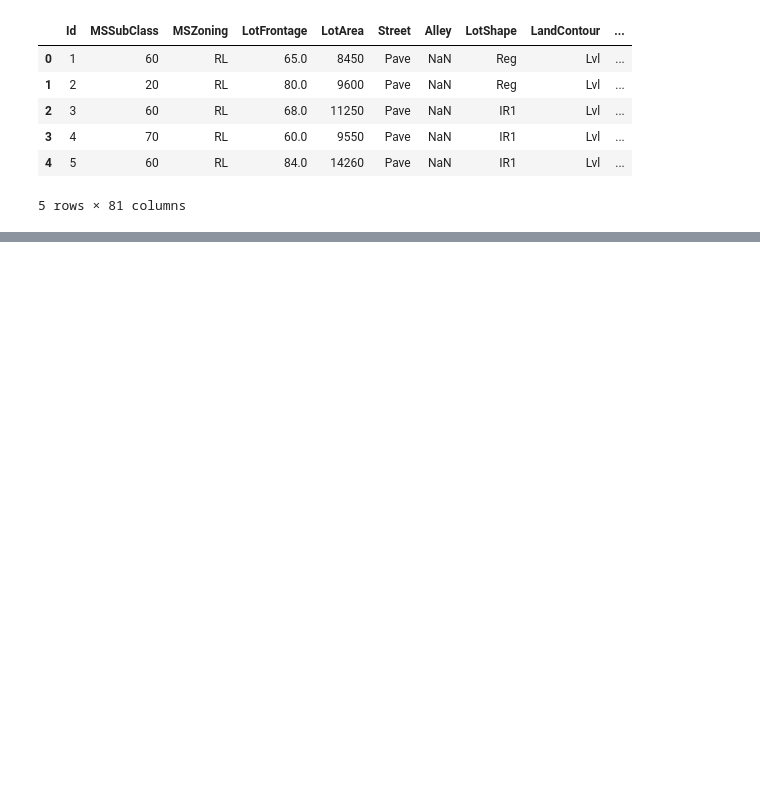
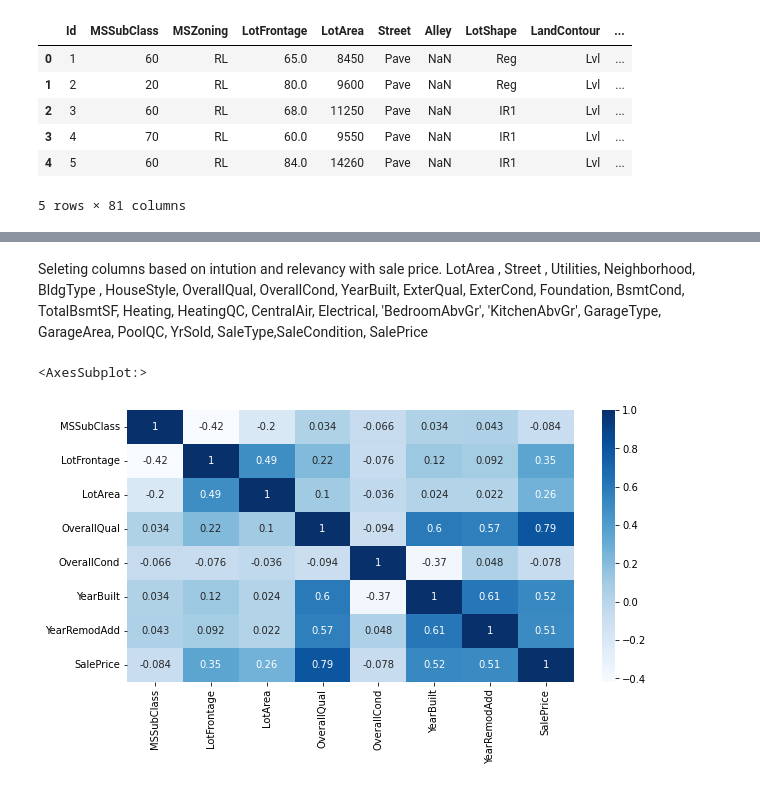
Before and after one commit to mudabir94/kaggle_competitions, a Jupyter notebook: house-price-prediction.ipynb, the cells around one changed output, grey strips where cells are left out. Cells and saved outputs as stored; diff of their text form; code cells hidden in the pictures; blank space fills up the shorter version.

Commit message:
Kaggle Notebook | House Price Prediction | Version 2

```diff
--- a/house-price-prediction.ipynb
+++ b/house-price-prediction.ipynb
@@ -44,0 +218,18 @@ house_price_data.head()
+# %%
+train_data = pd.read_csv("../input/house-prices-advanced-regression-techniques/train.csv",  index_col="Id")
+test_data = pd.read_csv("../input/house-prices-advanced-regression-techniques/test.csv",  index_col="Id")
+# Merge the splits so we can process them together
+df = pd.concat([train_data, test_data])
+# df = fillMissingValues (df)
+
+mv=df.isnull().sum()
+
+sorted_missing_values_count = mv.sort_values(ascending=False)
+print(sorted_missing_values_count[0:35])
+column_names_with_nv = sorted_missing_values_count[0:35].keys()
+df[column_names_with_nv]
+
+# Reform splits
+# df_train = df.loc[train_data.index, :]
+# df_test = df.loc[test_data.index, :]
+# print(df_train.shape,df_test.shape)
@@ -44,0 +268,33 @@ house_price_data.head()
+# %% [markdown]
+Seleting columns based on intution and relevancy with sale price.
+ LotArea , Street , Utilities, Neighborhood, BldgType , HouseStyle, OverallQual,
+ OverallCond, YearBuilt, ExterQual, ExterCond, Foundation, BsmtCond, TotalBsmtSF,
+ Heating, HeatingQC, CentralAir, Electrical, 'BedroomAbvGr', 'KitchenAbvGr', GarageType, GarageArea, PoolQC, YrSold, SaleType,SaleCondition, SalePrice
+# %%
+
+subset_df1=df[['MSSubClass', 'MSZoning', 'LotFrontage', 'LotArea', 'Street',
+       'Alley', 'LotShape', 'LandContour', 'Utilities', 'LotConfig',
+       'LandSlope', 'Neighborhood', 'Condition1', 'Condition2', 'BldgType',
+       'HouseStyle', 'OverallQual','OverallCond', 'YearBuilt', 'YearRemodAdd','SalePrice']]
+
+subset_df2=df[['RoofStyle', 'RoofMatl', 'Exterior1st', 'Exterior2nd', 'MasVnrType',
+       'MasVnrArea', 'ExterQual', 'ExterCond', 'Foundation', 'BsmtQual',
+       'BsmtCond', 'BsmtExposure', 'BsmtFinType1', 'BsmtFinSF1',
+       'BsmtFinType2', 'BsmtFinSF2', 'BsmtUnfSF', 'TotalBsmtSF','SalePrice']]
+subset_df3=df[['Heating','HeatingQC', 'CentralAir', 'Electrical', '1stFlrSF', '2ndFlrSF',
+       'LowQualFinSF', 'GrLivArea', 'BsmtFullBath', 'BsmtHalfBath', 'FullBath',
+       'HalfBath', 'BedroomAbvGr', 'KitchenAbvGr', 'KitchenQual',
+       'TotRmsAbvGrd','SalePrice']]
+subset_df4=df[['Functional', 'Fireplaces', 'FireplaceQu', 'GarageType',
+       'GarageYrBlt', 'GarageFinish', 'GarageCars', 'GarageArea', 'GarageQual',
+       'GarageCond', 'PavedDrive', 'WoodDeckSF', 'OpenPorchSF',
+       'EnclosedPorch', '3SsnPorch', 'ScreenPorch', 'PoolArea', 'PoolQC','SalePrice']]
+subset_df5=df[['Fence', 'MiscFeature', 'MiscVal', 'MoSold', 'YrSold', 'SaleType',
+       'SaleCondition','SalePrice']]
+# %%
+# subset_df1.corr()
+plt.figure(figsize=(10,5))
+sns.heatmap(subset_df1.corr(),cbar=True,annot=True,cmap='Blues')
+# %% [output]
+<AxesSubplot:>
+[figure, added]
```
Also changed, not shown: parts of 21 cells of this notebook.
